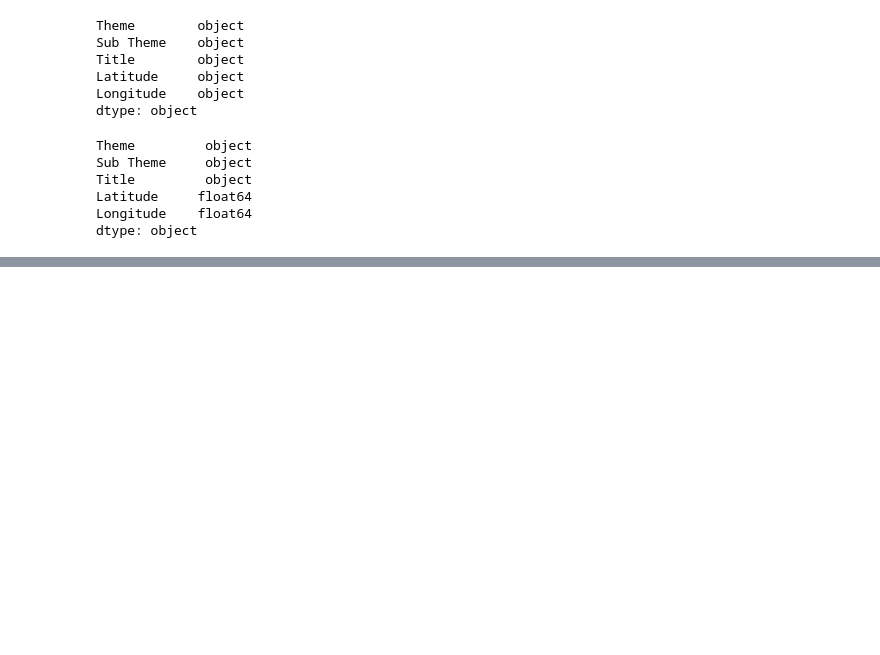
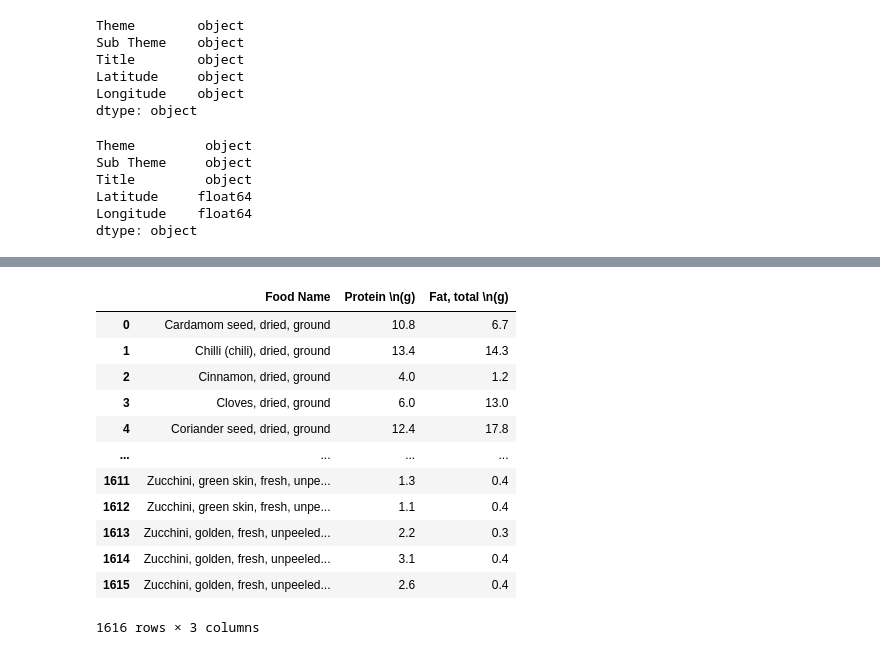
Before and after one commit to ogup0002/UI-healthrisk, a Jupyter notebook: Recommendation-System/Data Pre-processing/Data_Wrangling.ipynb, the cells around one changed output, grey strips where cells are left out. Saved outputs shown, nothing was run; the diff lists cells and outputs as text; code cells hidden in the pictures; blank space fills up the shorter version.

```diff
--- a/Recommendation-System/Data Pre-processing/Data_Wrangling.ipynb
+++ b/Recommendation-System/Data Pre-processing/Data_Wrangling.ipynb
@@ -471,0 +508,16 @@ bike.to_csv('bicycle.csv')
+# %%
+nutrition
+# %% [output]
+|  | Food Name | Protein \n(g) | Fat, total \n(g) |
+| 0 | Cardamom seed, dried, ground | 10.8 | 6.7 |
+| 1 | Chilli (chili), dried, ground | 13.4 | 14.3 |
+| 2 | Cinnamon, dried, ground | 4.0 | 1.2 |
+| 3 | Cloves, dried, ground | 6.0 | 13.0 |
+| 4 | Coriander seed, dried, ground | 12.4 | 17.8 |
+| ... | ... | ... | ... |
+| 1611 | Zucchini, green skin, fresh, unpe... | 1.3 | 0.4 |
+| 1612 | Zucchini, green skin, fresh, unpe... | 1.1 | 0.4 |
+| 1613 | Zucchini, golden, fresh, unpeeled... | 2.2 | 0.3 |
+| 1614 | Zucchini, golden, fresh, unpeeled... | 3.1 | 0.4 |
+| 1615 | Zucchini, golden, fresh, unpeeled... | 2.6 | 0.4 |
+1616 rows × 3 columns
```
Also changed, not shown: parts of 8 cells of this notebook.
